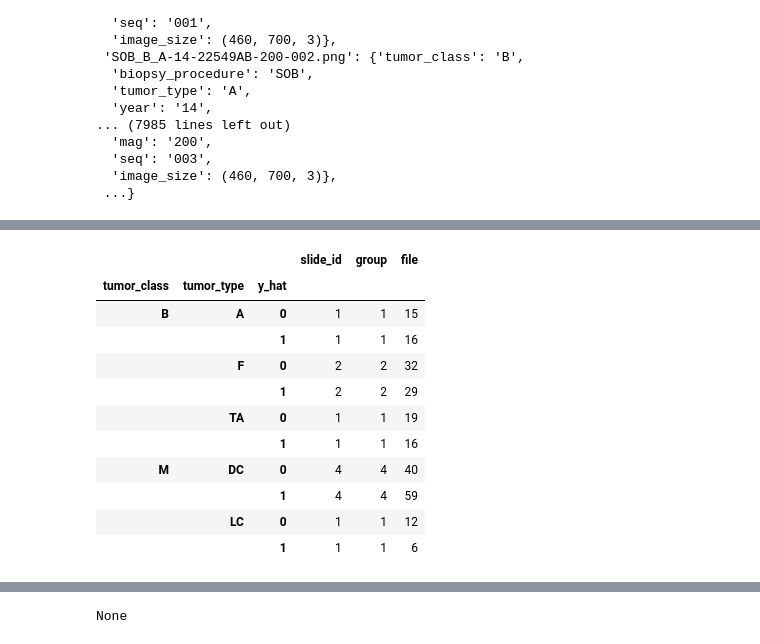
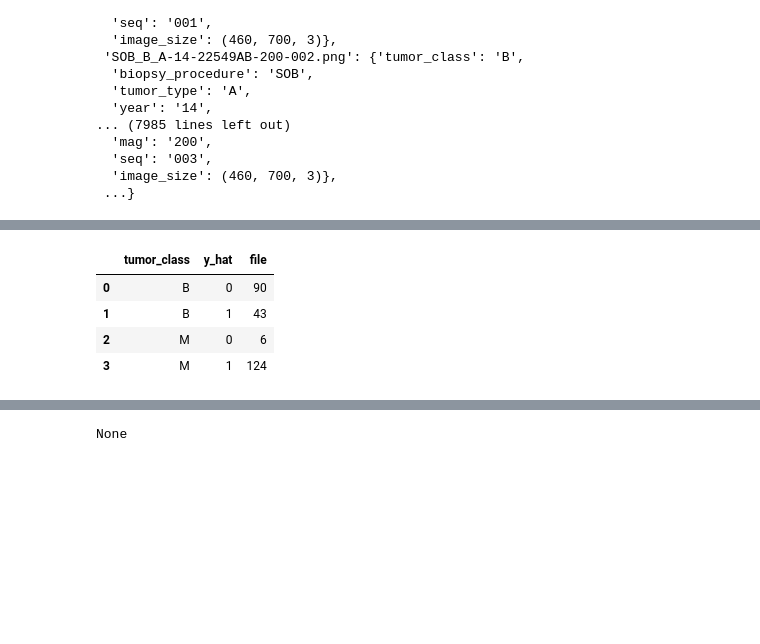
Before and after one commit to annstrange/breast-cancer-cnn, a Jupyter notebook: notebooks/evaluate.ipynb, the cells around one changed output, grey strips where cells are left out. Cells and saved outputs as stored; diff of their text form; code cells hidden in the pictures; blank space fills up the shorter version.

```diff
--- a/notebooks/evaluate.ipynb
+++ b/notebooks/evaluate.ipynb
@@ -63,4 +77,6 @@ number of distinct patients: 81
 # %%
+# To destry/ignore groups, override
+ip.group_list = np.arange(0, len(ip.group_list))
 # shuffle!
 X, y, groups, filename_list = shuffle_all(ip.features, ip.tumor_class_vector, ip.group_list, ip.images_filename_list)
 # %%
@@ -95,7 +111,8 @@ ip.images_attributes
 # %%
 # Get holdout data
 # %%
-X_train, X_holdout, y_train, y_holdout, groups_tr, groups_val, filename_tr, filename_val  = \
-    train_holdouts_split_by_group(X, y, \
-    groups=groups, filename_list=filename_list, holdout_pct=0.1)
+# get train/test split while keeping slide-ids grouped together, to isolate holdouts
+X_train, X_holdout, y_train, y_holdout, groups_tr, groups_hold, filename_tr, filename_hold  = \
+            train_holdouts_split_by_group(X, y, \
+            groups=groups, filename_list=filename_list, holdout_pct=0.1)
 # %% [output]
@@ -113,6 +130,6 @@ array([[[[197, 205, 201]]]], dtype=uint8)
 # %%
-X_holdout = X_holdout.astype(np.float32)
+#X_holdout = X_holdout.astype(np.float32)
 #X_holdout = X_holdout.astype('float32')
-X_holdout /= 255.0   # expected 183 -> .717.  If values are too small, normalization happened twice
+#X_holdout /= 255.0   # expected 183 -> .717.  If values are too small, normalization happened twice
 
-X_holdout[:1,:1, :1, :5]
+#X_holdout[:1,:1, :1, :5]
@@ -121,3 +135,0 @@ array([[[[0.77254903, 0.8039216 , 0.7882353 ]]]], dtype=float32)
-# %%
-X_train, X_val, X_holdout, y_train, y_val, y_holdout, groups_tr, groups_val, groups_hold, \
-filename_tr, filename_val, filename_hold = image_train_val_hold_split(ip)
@@ -211,16 +206,9 @@ df_results
 # %%
-df_grp = df_results.groupby(['tumor_class', 'tumor_type', 'y_hat']).agg({ "slide_id": pd.Series.nunique, "group": pd.Series.nunique, "file": pd.Series.nunique})
-df_grp
+df_grp = df_results.groupby(['tumor_class', 'y_hat']).agg({  "file": pd.Series.nunique})
+df_grp.reset_index()
 # %% [output]
-|  |  |  | slide_id | group | file |
-| tumor_class | tumor_type | y_hat |  |  |  |
-| B | A | 0 | 1 | 1 | 15 |
-|  |  | 1 | 1 | 1 | 16 |
-|  | F | 0 | 2 | 2 | 32 |
-|  |  | 1 | 2 | 2 | 29 |
-|  | TA | 0 | 1 | 1 | 19 |
-|  |  | 1 | 1 | 1 | 16 |
-| M | DC | 0 | 4 | 4 | 40 |
-|  |  | 1 | 4 | 4 | 59 |
-|  | LC | 0 | 1 | 1 | 12 |
-|  |  | 1 | 1 | 1 | 6 |
+|  | tumor_class | y_hat | file |
+| 0 | B | 0 | 90 |
+| 1 | B | 1 | 43 |
+| 2 | M | 0 | 6 |
+| 3 | M | 1 | 124 |
```
Also changed, not shown: parts of 43 cells of this notebook, 1 other file.
